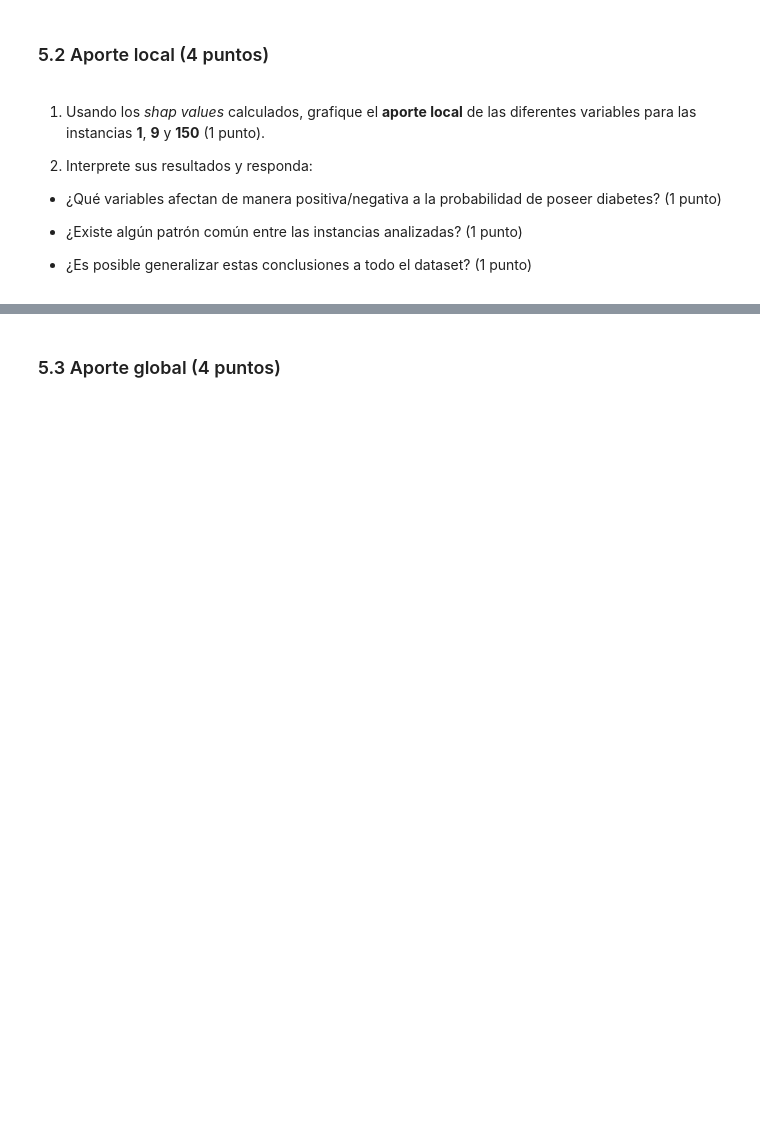
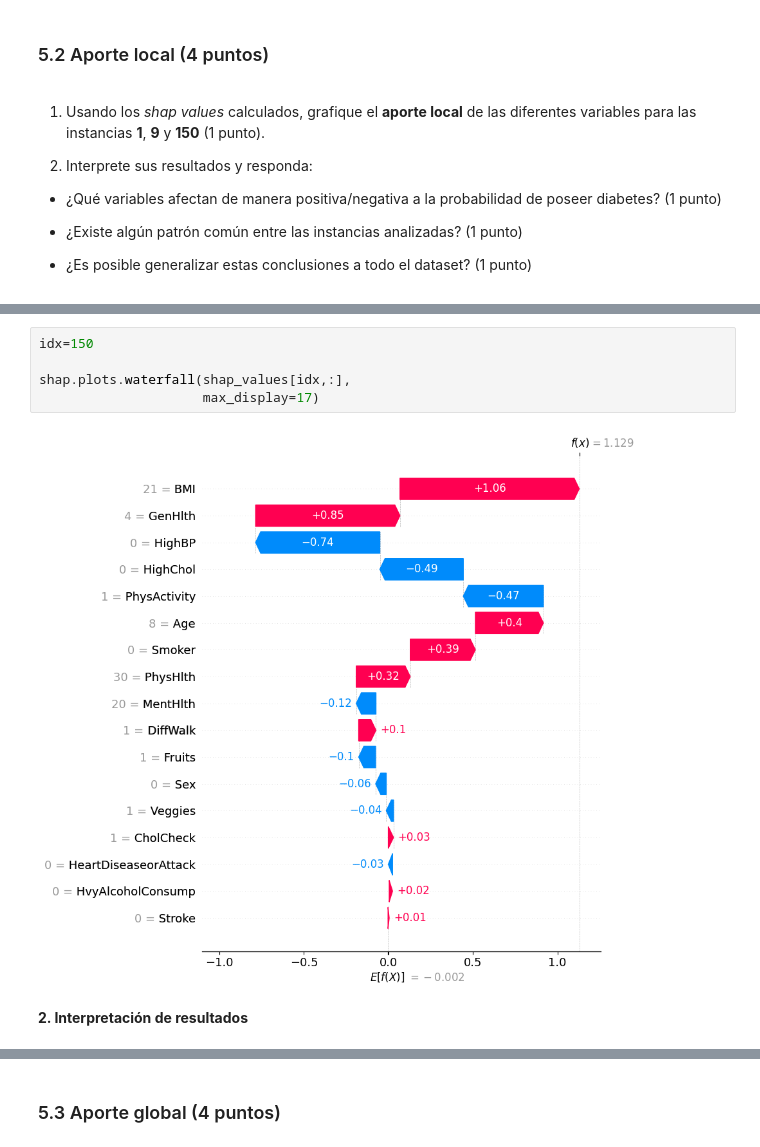
Before and after one commit to ElLuquitas/MDS7202-labs, a Jupyter notebook: lab10/Laboratorio10_Enunciado.ipynb, the cells around one changed output, grey strips where cells are left out. Cells and saved outputs as stored; diff of their text form; blank space fills up the shorter version.

```diff
--- a/lab10/Laboratorio10_Enunciado.ipynb
+++ b/lab10/Laboratorio10_Enunciado.ipynb
@@ -476,0 +544,9 @@ warnings.filterwarnings("ignore", message=".*The 'nopython' keyword.*")
+# %%
+idx=150
+
+shap.plots.waterfall(shap_values[idx,:],
+                     max_display=17)
+# %% [output]
+[figure, added]
+# %% [markdown]
+**2. Interpretación de resultados**
```
Also changed, not shown: parts of 22 cells of this notebook.
